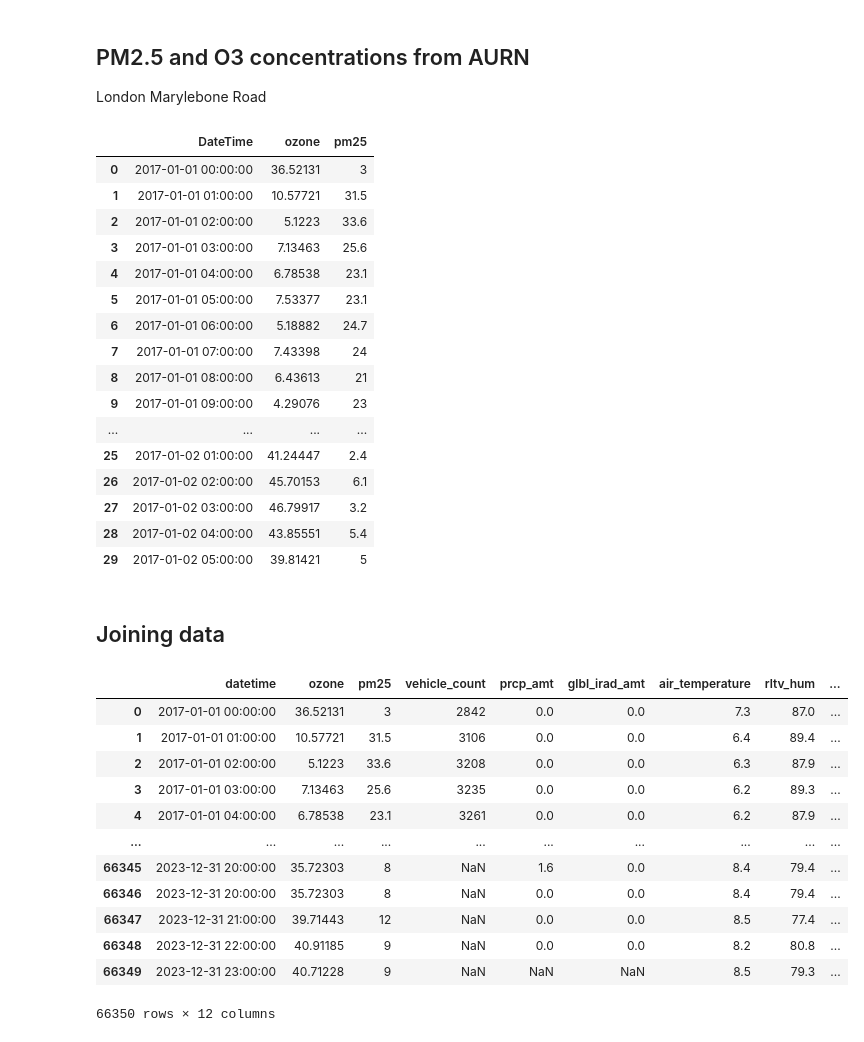
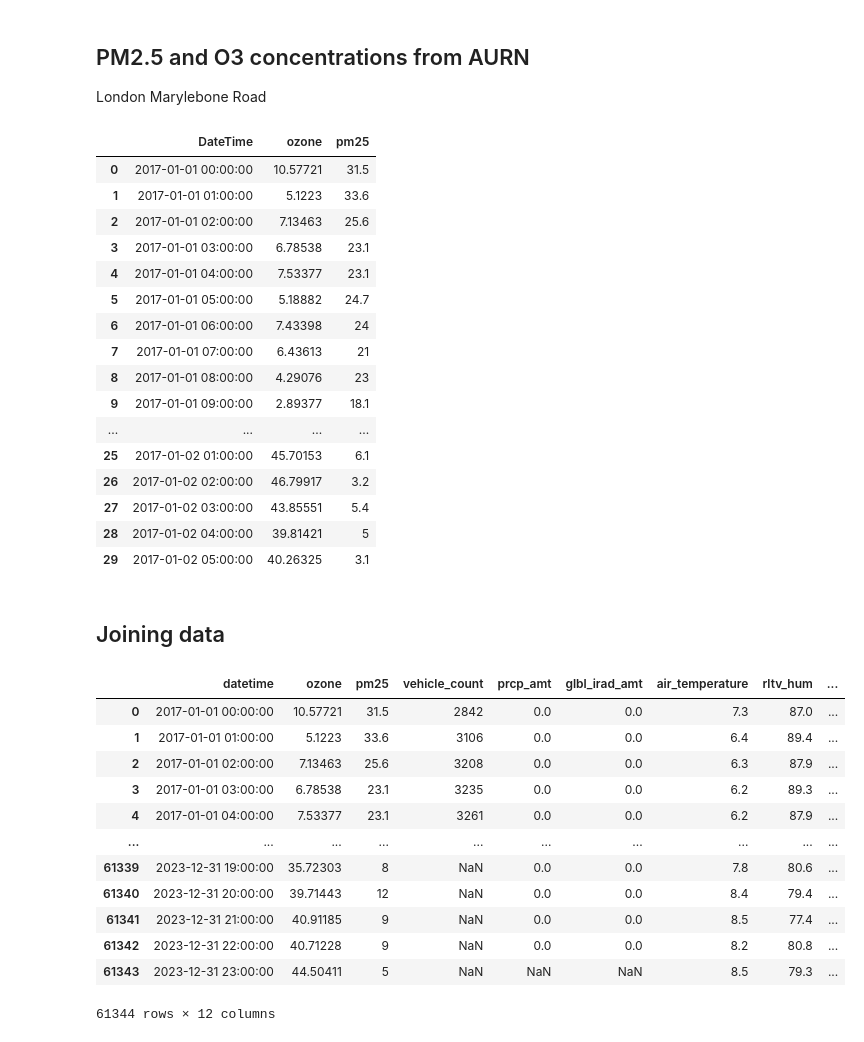
Before and after one commit to Salies/my1-sr, a Jupyter notebook: transform/bronze_to_silver.ipynb, the cells around one changed output. Saved outputs shown, nothing was run; the diff lists cells and outputs as text; code cells hidden in the pictures.

Commit message:
fix: duplicates and hour convention on silver

```diff
--- a/transform/bronze_to_silver.ipynb
+++ b/transform/bronze_to_silver.ipynb
@@ -32,15 +32,17 @@ def load_tfl_data(file_path):
 def load_aurn_data(file_path):
     """
     Carrega um arquivo de dados de poluentes do AURN.
+    AURN é "hour-ending" (GMT): "01:00" = média de 00:00-01:00, "24:00" = 23:00-24:00.
+    Convertemos para "hour-start", seguindo a convenção de ob_start_time do MIDAS.
     """
     df = pd.read_csv(file_path, skiprows=17)
     df = df[['Date', 'Time', 'Ozone', 'PM2.5 particulate matter (Hourly measured)']]
     # drop "End" date row
     df = df[df['Date'] != 'End']
-    # convert 24:00:00 to 00:00:00 of same day
-    df['Date'] = pd.to_datetime(df['Date'], format='%Y-%m-%d')
-    df['Time'] = df['Time'].replace('24:00:00', '00:00:00')
-    df['DateTime'] = pd.to_datetime(df['Date'].dt.strftime('%Y-%m-%d') + ' ' + df['Time'], format='%Y-%m-%d %H:%M:%S')
+    # "24:00:00" → +1 dia via to_timedelta; -1h converte para início do intervalo
+    df['DateTime'] = (pd.to_datetime(df['Date'], format='%Y-%m-%d')
+                      + pd.to_timedelta(df['Time'])
+                      - pd.Timedelta(hours=1))
     # rename
     df = df.rename(columns={'Ozone': 'ozone', 'PM2.5 particulate matter (Hourly measured)': 'pm25'})
     df = df[['DateTime', 'ozone', 'pm25']]
@@ -56,6 +67,8 @@ df_rain = pd.DataFrame(columns=['ob_start_time', 'prcp_amt'])
 for i in range(17, 24):
     fp = BASE_PATH + f"rain/midas-open_uk-hourly-rain-obs_dv-202607_greater-london_00697_london-st-jamess-park_qcv-1_20{i}.csv"
     df_rain_sub = load_midas_data(fp, skip_rows=64)
+    # MIDAS hourly rain files include 12-hour totals at 09:00 and 21:00 UTC alongside the hourly records
+    df_rain_sub = df_rain_sub[df_rain_sub['ob_hour_count'] == 1]
     # selecting only needed columns
     # prcp_amt = Precipitation amount | mm
     df_rain_sub = df_rain_sub[['ob_start_time', 'prcp_amt']]
@@ -158,22 +171,22 @@ for i in range(17, 24):
 df_pollutants.head(30)
 # %% [output]
 |  | DateTime | ozone | pm25 |
-| 0 | 2017-01-01 00:00:00 | 36.52131 | 3 |
-| 1 | 2017-01-01 01:00:00 | 10.57721 | 31.5 |
-| 2 | 2017-01-01 02:00:00 | 5.1223 | 33.6 |
-| 3 | 2017-01-01 03:00:00 | 7.13463 | 25.6 |
-| 4 | 2017-01-01 04:00:00 | 6.78538 | 23.1 |
-| 5 | 2017-01-01 05:00:00 | 7.53377 | 23.1 |
-| 6 | 2017-01-01 06:00:00 | 5.18882 | 24.7 |
-| 7 | 2017-01-01 07:00:00 | 7.43398 | 24 |
-| 8 | 2017-01-01 08:00:00 | 6.43613 | 21 |
-| 9 | 2017-01-01 09:00:00 | 4.29076 | 23 |
+| 0 | 2017-01-01 00:00:00 | 10.57721 | 31.5 |
+| 1 | 2017-01-01 01:00:00 | 5.1223 | 33.6 |
+| 2 | 2017-01-01 02:00:00 | 7.13463 | 25.6 |
+| 3 | 2017-01-01 03:00:00 | 6.78538 | 23.1 |
+| 4 | 2017-01-01 04:00:00 | 7.53377 | 23.1 |
+| 5 | 2017-01-01 05:00:00 | 5.18882 | 24.7 |
+| 6 | 2017-01-01 06:00:00 | 7.43398 | 24 |
+| 7 | 2017-01-01 07:00:00 | 6.43613 | 21 |
+| 8 | 2017-01-01 08:00:00 | 4.29076 | 23 |
+| 9 | 2017-01-01 09:00:00 | 2.89377 | 18.1 |
 | ... | ... | ... | ... |
-| 25 | 2017-01-02 01:00:00 | 41.24447 | 2.4 |
-| 26 | 2017-01-02 02:00:00 | 45.70153 | 6.1 |
-| 27 | 2017-01-02 03:00:00 | 46.79917 | 3.2 |
-| 28 | 2017-01-02 04:00:00 | 43.85551 | 5.4 |
-| 29 | 2017-01-02 05:00:00 | 39.81421 | 5 |
+| 25 | 2017-01-02 01:00:00 | 45.70153 | 6.1 |
+| 26 | 2017-01-02 02:00:00 | 46.79917 | 3.2 |
+| 27 | 2017-01-02 03:00:00 | 43.85551 | 5.4 |
+| 28 | 2017-01-02 04:00:00 | 39.81421 | 5 |
+| 29 | 2017-01-02 05:00:00 | 40.26325 | 3.1 |
 # %% [markdown]
 ## Joining data
 # %%
@@ -186,28 +199,29 @@ df_vehicle = df_vehicle.rename(columns={'time': 'datetime'})
 df_blh = df_blh.rename(columns={'time_utc': 'datetime'})
 df_pollutants = df_pollutants.rename(columns={'DateTime': 'datetime'})
 # %%
-df_joined = df_pollutants.merge(df_vehicle, on='datetime', how='left')
-df_joined = df_joined.merge(df_rain, on='datetime', how='left')
-df_joined = df_joined.merge(df_radiation, on='datetime', how='left')
-df_joined = df_joined.merge(df_weather1, on='datetime', how='left')
-df_joined = df_joined.merge(df_weather2, on='datetime', how='left')
-df_joined = df_joined.merge(df_blh, on='datetime', how='left')
+# added join safeguard
+df_joined = df_pollutants.merge(df_vehicle, on='datetime', how='left', validate='one_to_one')
+df_joined = df_joined.merge(df_rain, on='datetime', how='left', validate='one_to_one')
+df_joined = df_joined.merge(df_radiation, on='datetime', how='left', validate='one_to_one')
+df_joined = df_joined.merge(df_weather1, on='datetime', how='left', validate='one_to_one')
+df_joined = df_joined.merge(df_weather2, on='datetime', how='left', validate='one_to_one')
+df_joined = df_joined.merge(df_blh, on='datetime', how='left', validate='one_to_one')
 
 df_joined
 # %% [output]
 |  | datetime | ozone | pm25 | vehicle_count | prcp_amt | glbl_irad_amt | air_temperature | rltv_hum | ... |
-| 0 | 2017-01-01 00:00:00 | 36.52131 | 3 | 2842 | 0.0 | 0.0 | 7.3 | 87.0 | ... |
-| 1 | 2017-01-01 01:00:00 | 10.57721 | 31.5 | 3106 | 0.0 | 0.0 | 6.4 | 89.4 | ... |
-| 2 | 2017-01-01 02:00:00 | 5.1223 | 33.6 | 3208 | 0.0 | 0.0 | 6.3 | 87.9 | ... |
-| 3 | 2017-01-01 03:00:00 | 7.13463 | 25.6 | 3235 | 0.0 | 0.0 | 6.2 | 89.3 | ... |
-| 4 | 2017-01-01 04:00:00 | 6.78538 | 23.1 | 3261 | 0.0 | 0.0 | 6.2 | 87.9 | ... |
+| 0 | 2017-01-01 00:00:00 | 10.57721 | 31.5 | 2842 | 0.0 | 0.0 | 7.3 | 87.0 | ... |
+| 1 | 2017-01-01 01:00:00 | 5.1223 | 33.6 | 3106 | 0.0 | 0.0 | 6.4 | 89.4 | ... |
+| 2 | 2017-01-01 02:00:00 | 7.13463 | 25.6 | 3208 | 0.0 | 0.0 | 6.3 | 87.9 | ... |
+| 3 | 2017-01-01 03:00:00 | 6.78538 | 23.1 | 3235 | 0.0 | 0.0 | 6.2 | 89.3 | ... |
+| 4 | 2017-01-01 04:00:00 | 7.53377 | 23.1 | 3261 | 0.0 | 0.0 | 6.2 | 87.9 | ... |
 | ... | ... | ... | ... | ... | ... | ... | ... | ... | ... |
-| 66345 | 2023-12-31 20:00:00 | 35.72303 | 8 | NaN | 1.6 | 0.0 | 8.4 | 79.4 | ... |
-| 66346 | 2023-12-31 20:00:00 | 35.72303 | 8 | NaN | 0.0 | 0.0 | 8.4 | 79.4 | ... |
-| 66347 | 2023-12-31 21:00:00 | 39.71443 | 12 | NaN | 0.0 | 0.0 | 8.5 | 77.4 | ... |
-| 66348 | 2023-12-31 22:00:00 | 40.91185 | 9 | NaN | 0.0 | 0.0 | 8.2 | 80.8 | ... |
-| 66349 | 2023-12-31 23:00:00 | 40.71228 | 9 | NaN | NaN | NaN | 8.5 | 79.3 | ... |
+| 61339 | 2023-12-31 19:00:00 | 35.72303 | 8 | NaN | 0.0 | 0.0 | 7.8 | 80.6 | ... |
+| 61340 | 2023-12-31 20:00:00 | 39.71443 | 12 | NaN | 0.0 | 0.0 | 8.4 | 79.4 | ... |
+| 61341 | 2023-12-31 21:00:00 | 40.91185 | 9 | NaN | 0.0 | 0.0 | 8.5 | 77.4 | ... |
+| 61342 | 2023-12-31 22:00:00 | 40.71228 | 9 | NaN | 0.0 | 0.0 | 8.2 | 80.8 | ... |
+| 61343 | 2023-12-31 23:00:00 | 44.50411 | 5 | NaN | NaN | NaN | 8.5 | 79.3 | ... |
-66350 rows × 12 columns
+61344 rows × 12 columns
 # %%
 df_clean = df_joined.copy()
 
```
Also changed, not shown: parts of 4 cells of this notebook, 1 other file.
